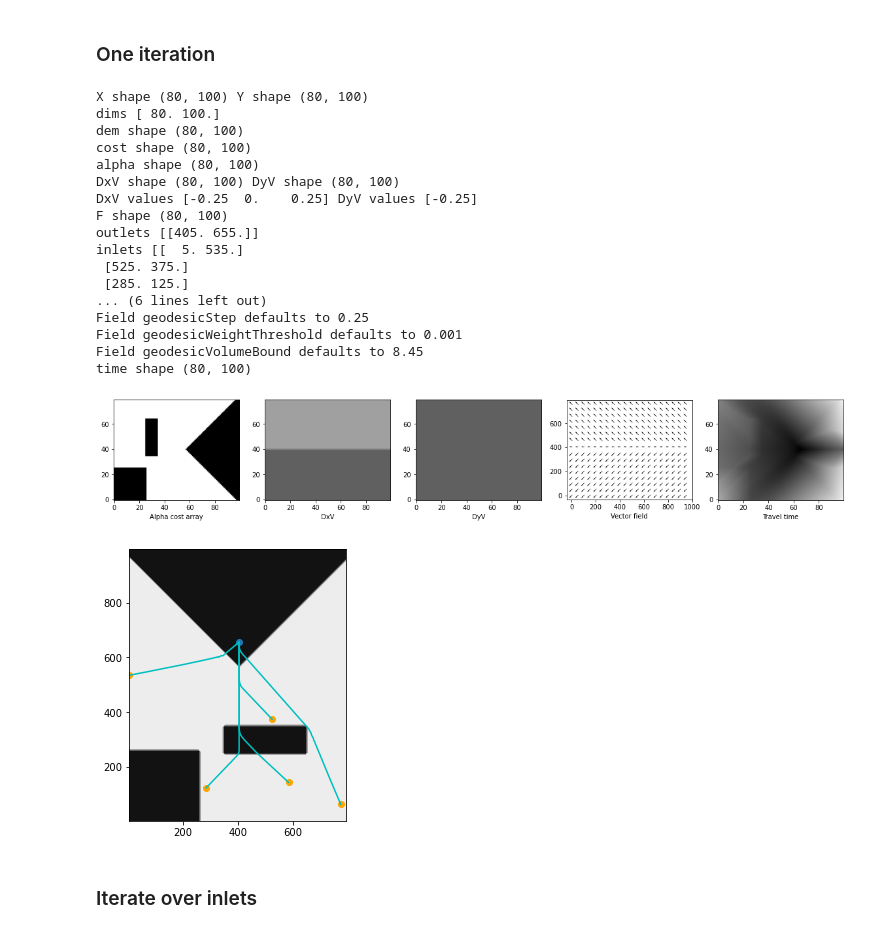
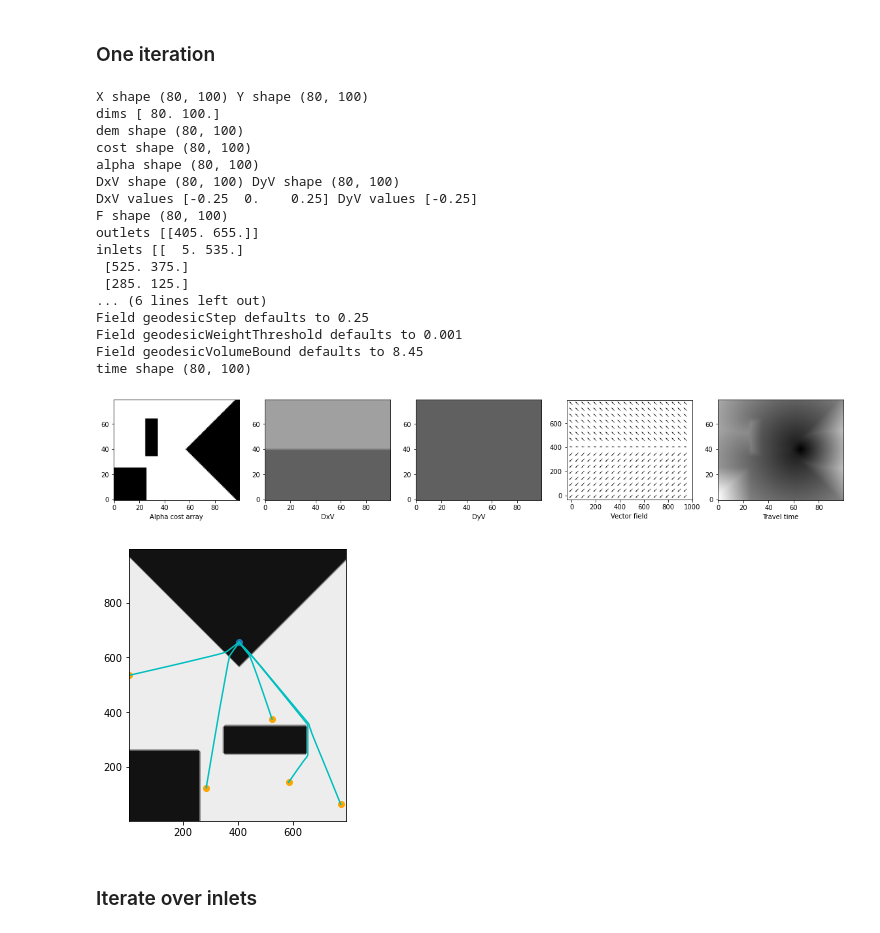
Before and after one commit to randlab/pyKasso, a Jupyter notebook: notebooks/pyKasso_HFM_comparison.ipynb, the cells around one changed output. Drawn from its saved outputs; the diff is of its cells as text; code cells hidden in the pictures.

```diff
--- a/notebooks/pyKasso_HFM_comparison.ipynb
+++ b/notebooks/pyKasso_HFM_comparison.ipynb
@@ -196,11 +196,12 @@ Text(0.5, 0, 'Cost array')
 # %%
 pkgrid = True   #match grid system used in pykass0
 rot90 = False   #manually rotate arrays
+algo  = 'Isotropic2'  #choose which algorithm to use
 verbosity = 1
 
 # Create a model object and define the domain:
 hfmIn = agd.Eikonal.dictIn({
-    'model':             'Riemann2', #three-dimensional Riemannian eikonal equation (for 2D: Riemann2, for isotropic: Isotropic2 or 3)
+    'model':             algo, #three-dimensional Riemannian eikonal equation (for 2D: Riemann2, for isotropic: Isotropic2 or 3)
     'order':              2,         #recommended setting: 2
     'exportValues':       1,         #output travel time field
     'exportGeodesicFlow': 1          #output walker paths
@@ -247,7 +248,13 @@ elif pkgrid == True:
     F = agd.Metrics.Riemann.needle([DxV,DyV], alpha,beta)
 else:
     F = agd.Metrics.Riemann.needle([DxV,DyV], alpha,beta)  #convert gradient fields to hfm format & incorporate travel costs
-hfmIn['metric'] = F  #set the travel cost through each cell
+
+#set the travel cost through each cell
+if algo == 'Riemann2':
+    hfmIn['metric'] = F
+else:
+    hfmIn['cost'] = cost
+
 if verbosity > 0:
     print('F shape', F.shape)
 
@@ -313,35 +320,35 @@ elif pkgrid == True:
     plt.scatter(hfmIn['seeds'][:,0], hfmIn['seeds'][:,1])
     for path in paths:                                  #loop over paths (one per tip/starting point)
         pathX = path[0,:]                               #get list of X coord
         pathY = path[1,:]
         plt.plot(pathX,pathY, c='c')
 else:
     plt.scatter(hfmIn['tips'][:,1],  hfmIn['tips'][:,0], c='orange')
     plt.scatter(hfmIn['seeds'][:,1], hfmIn['seeds'][:,0])
     for path in paths:                                  #loop over paths (one per tip/starting point)
         pathX = path[1,:]                               #get list of X coord
         pathY = path[0,:]
         plt.plot(pathX,pathY, c='c')
 # %% [output]
 X shape (80, 100) Y shape (80, 100)
 dims [ 80. 100.]
 dem shape (80, 100)
 cost shape (80, 100)
 alpha shape (80, 100)
 DxV shape (80, 100) DyV shape (80, 100)
 DxV values [-0.25  0.    0.25] DyV values [-0.25]
 F shape (80, 100)
 outlets [[405. 655.]]
 inlets [[  5. 535.]
  [525. 375.]
  [285. 125.]
 ... (6 lines left out)
 Field geodesicStep defaults to 0.25
 Field geodesicWeightThreshold defaults to 0.001
 Field geodesicVolumeBound defaults to 8.45
 time shape (80, 100)
-[figure, old version]
+[figure, new version]
-[figure, old version]
+[figure, new version]
 # %% [markdown]
 ### Iterate over inlets ###
 # %%
```
Also changed, not shown: 12 other files.
